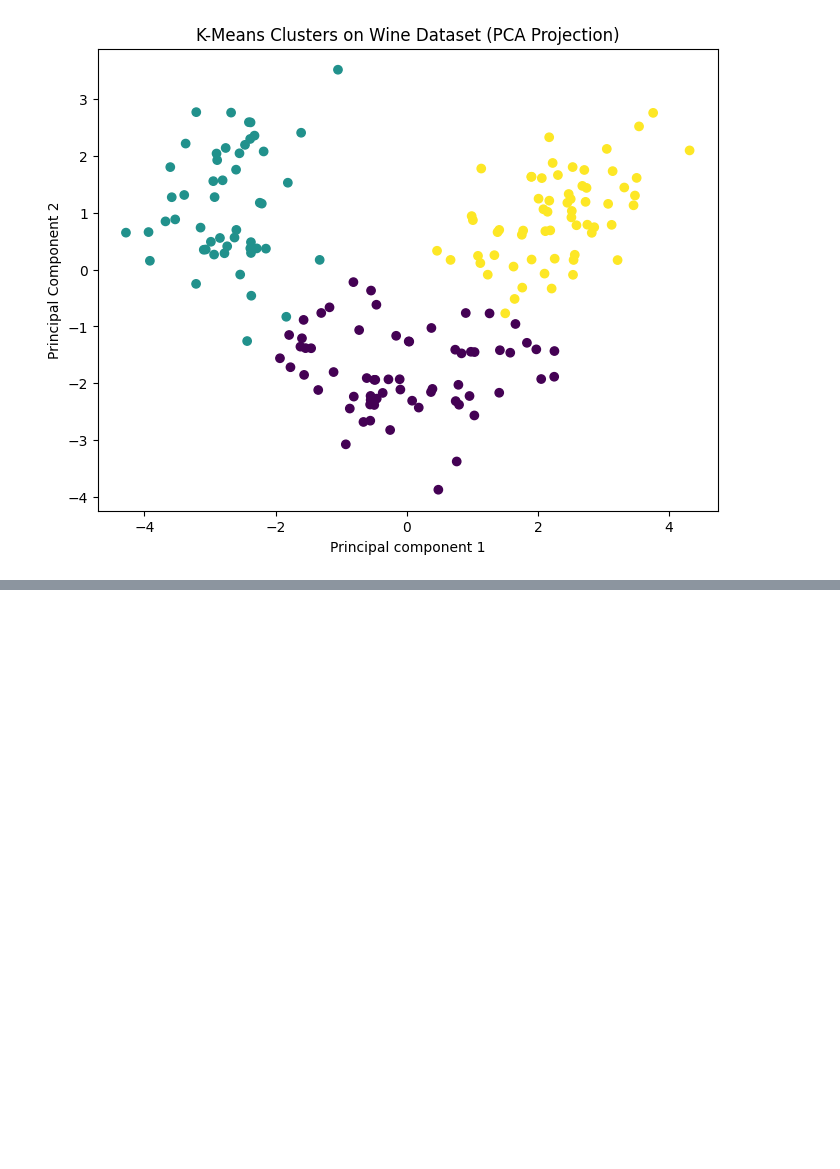
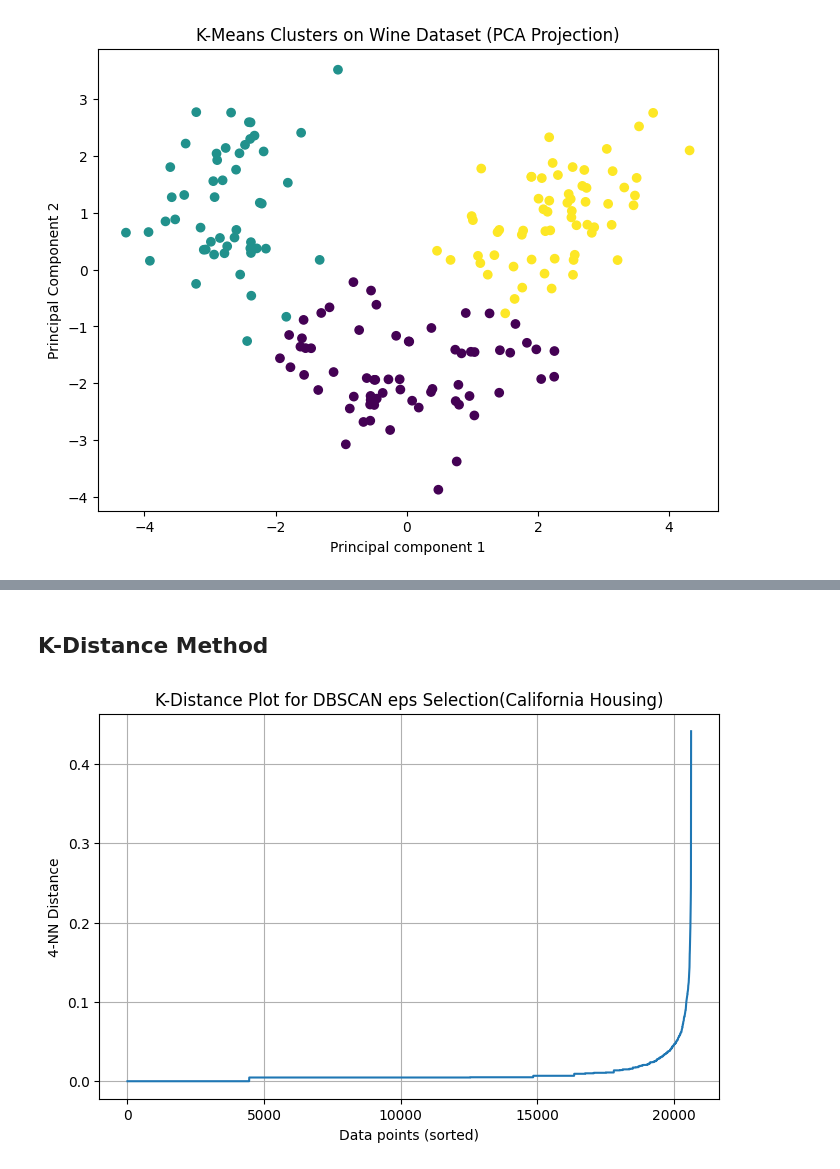
Before and after one commit to AromalDileep/traditional_ml, a Jupyter notebook: notebooks/10_unsupervised_learning.ipynb, the cells around one changed output, grey strips where cells are left out. Drawn from its saved outputs; the diff is of its cells as text; code cells hidden in the pictures; blank space fills up the shorter version.

```diff
--- a/notebooks/10_unsupervised_learning.ipynb
+++ b/notebooks/10_unsupervised_learning.ipynb
@@ -767,0 +1126,7 @@ plt.show()
+# %%
+from sklearn.datasets import fetch_california_housing
+import pandas as pd
+
+data = fetch_california_housing(as_frame=True)
+df = data.frame
+df.head()
@@ -767,0 +1140,4 @@ plt.show()
+# %%
+# Select only geographic coordinates
+geo_df = df[["Latitude", "Longitude"]]
+geo_df.head()
@@ -767,0 +1151,39 @@ plt.show()
+# %%
+from sklearn.cluster import DBSCAN
+
+pipeline = Pipeline(
+    steps=[
+        ("scaler", StandardScaler()),
+        ("dbscan", DBSCAN())
+    ]
+)
+# %% [markdown]
+## K-Distance Method
+# %%
+from sklearn.neighbors import NearestNeighbors
+import numpy as np
+import matplotlib.pyplot as plt
+
+# SCaled the geographic data
+X_scaled = pipeline.named_steps["scaler"].fit_transform(geo_df)
+
+# Rule of thumb: min_samples ≈ 2 × number of features
+min_samples = 4  # 2 features (lat, long)
+
+neighbors = NearestNeighbors(n_neighbors=min_samples)
+neighbors_fit = neighbors.fit(X_scaled)
+distances, indices = neighbors_fit.kneighbors(X_scaled)
+
+
+# Sort distances to the k-th nearest neighbor
+k_distances = np.sort(distances[:,-1])
+
+plt.figure(figsize=(8,5))
+plt.plot(k_distances)
+plt.xlabel("Data points (sorted)")
+plt.ylabel(f"{min_samples}-NN Distance")
+plt.title("K-Distance Plot for DBSCAN eps Selection(California Housing)")
+plt.grid()
+plt.show()
+# %% [output]
+[figure, added]
```
Also changed, not shown: parts of 24 cells of this notebook, 1 other file.
